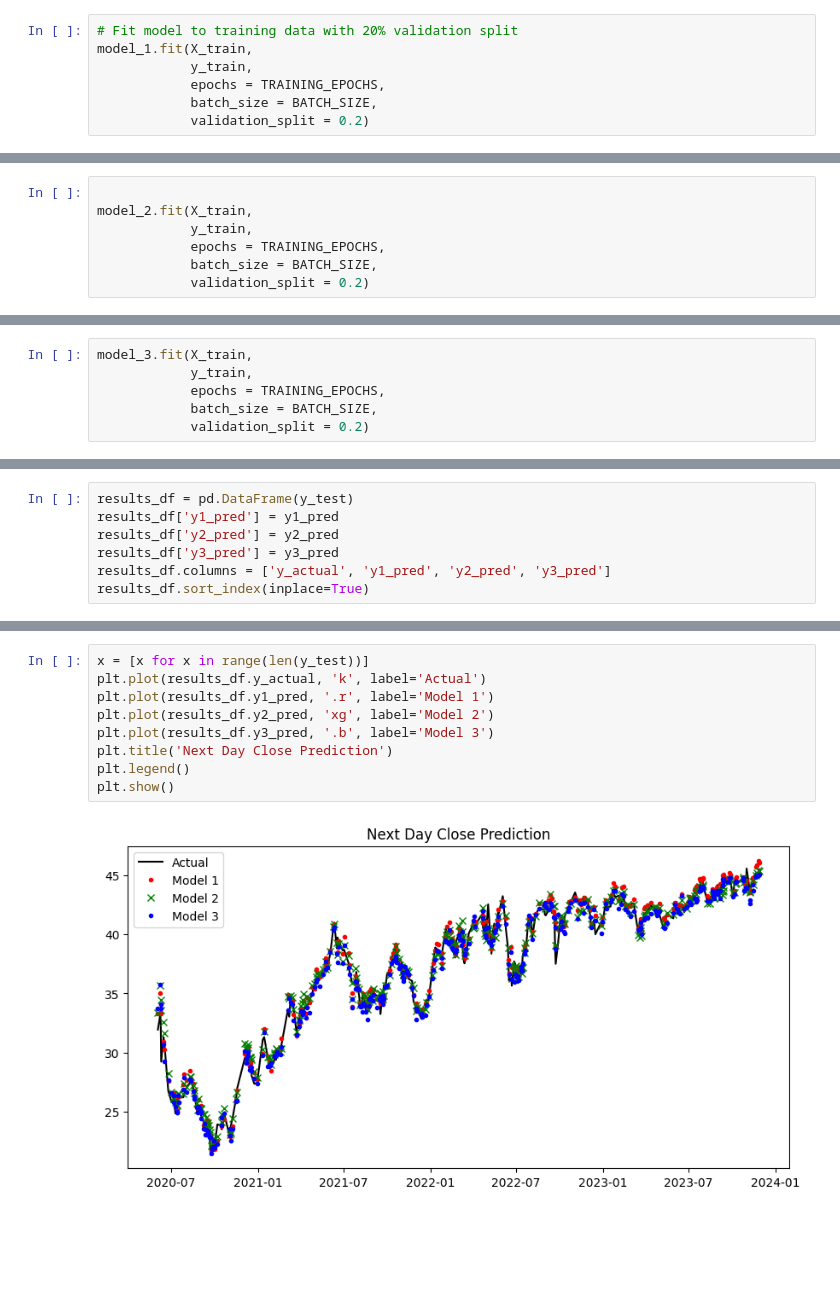
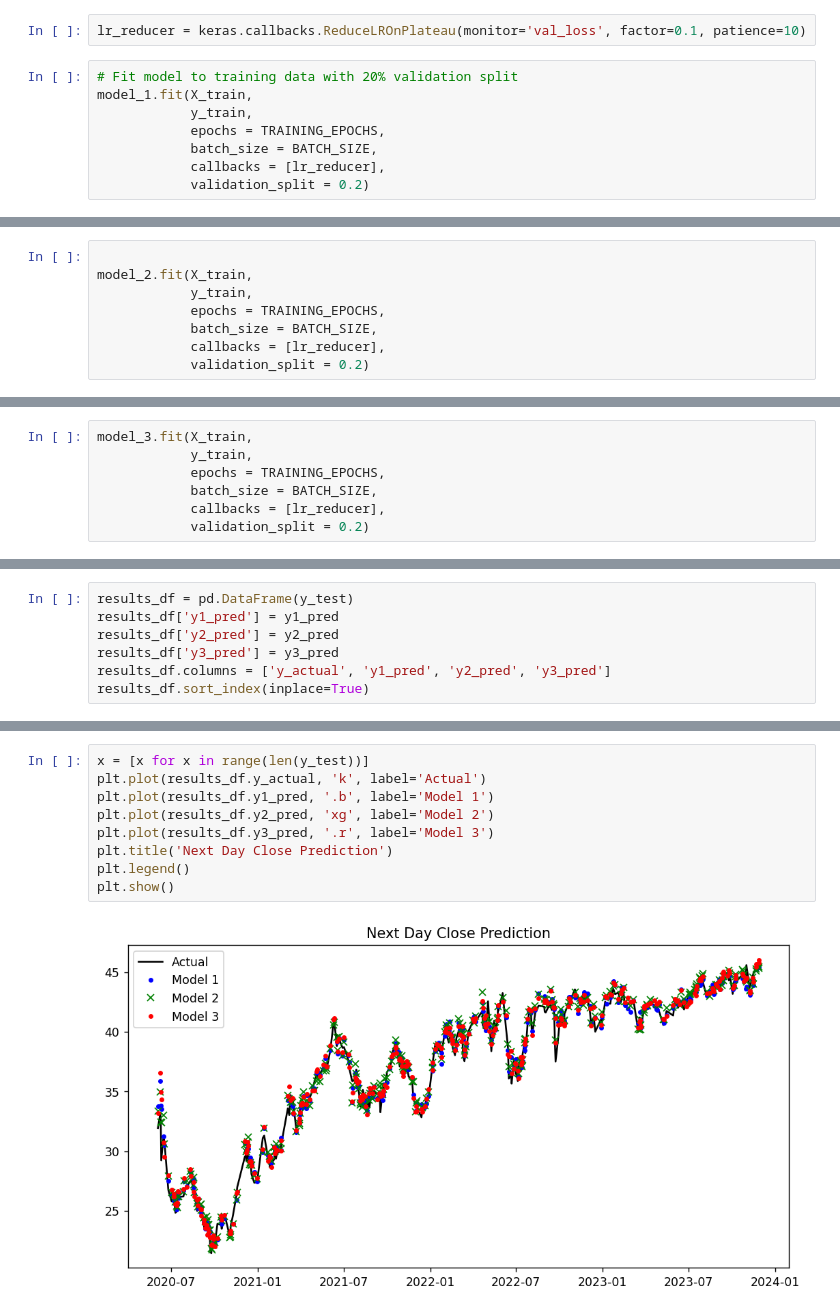
Before and after one commit to Aditya-Patel/Stat598-FinalProject, a Jupyter notebook: MPLA_CNN.ipynb, the cells around one changed output, grey strips where cells are left out. Cells and saved outputs as stored; diff of their text form; blank space fills up the shorter version.

```diff
--- a/MPLA_CNN.ipynb
+++ b/MPLA_CNN.ipynb
@@ -247,9 +260,12 @@ _________________________________________________________________
+# %%
+lr_reducer = keras.callbacks.ReduceLROnPlateau(monitor='val_loss', factor=0.1, patience=10)
 # %%
 # Fit model to training data with 20% validation split
 model_1.fit(X_train,
             y_train,
             epochs = TRAINING_EPOCHS,
             batch_size = BATCH_SIZE,
+            callbacks = [lr_reducer],
             validation_split = 0.2)
 # %% [output]
 Epoch 1/2000
@@ -276,6 +292,7 @@ model_2.fit(X_train,
             y_train,
             epochs = TRAINING_EPOCHS,
             batch_size = BATCH_SIZE,
+            callbacks = [lr_reducer],
             validation_split = 0.2)
 # %% [output]
 Epoch 1/2000
@@ -301,6 +318,7 @@ model_3.fit(X_train,
             y_train,
             epochs = TRAINING_EPOCHS,
             batch_size = BATCH_SIZE,
+            callbacks = [lr_reducer],
             validation_split = 0.2)
 # %% [output]
 Epoch 1/2000
@@ -357,14 +382,14 @@ Price forecast: model_3: MSE: 0.5685
 # %%
 x = [x for x in range(len(y_test))]
 plt.plot(results_df.y_actual, 'k', label='Actual')
-plt.plot(results_df.y1_pred, '.r', label='Model 1')
+plt.plot(results_df.y1_pred, '.b', label='Model 1')
 plt.plot(results_df.y2_pred, 'xg', label='Model 2')
-plt.plot(results_df.y3_pred, '.b', label='Model 3')
+plt.plot(results_df.y3_pred, '.r', label='Model 3')
 plt.title('Next Day Close Prediction')
 plt.legend()
 plt.show()
 # %% [output]
-[figure, old version]
+[figure, new version]
 # %%
 y1_diff = results_df.y_actual - results_df.y1_pred
 y2_diff = results_df.y_actual - results_df.y2_pred
```
Also changed, not shown: parts of 14 cells of this notebook.
